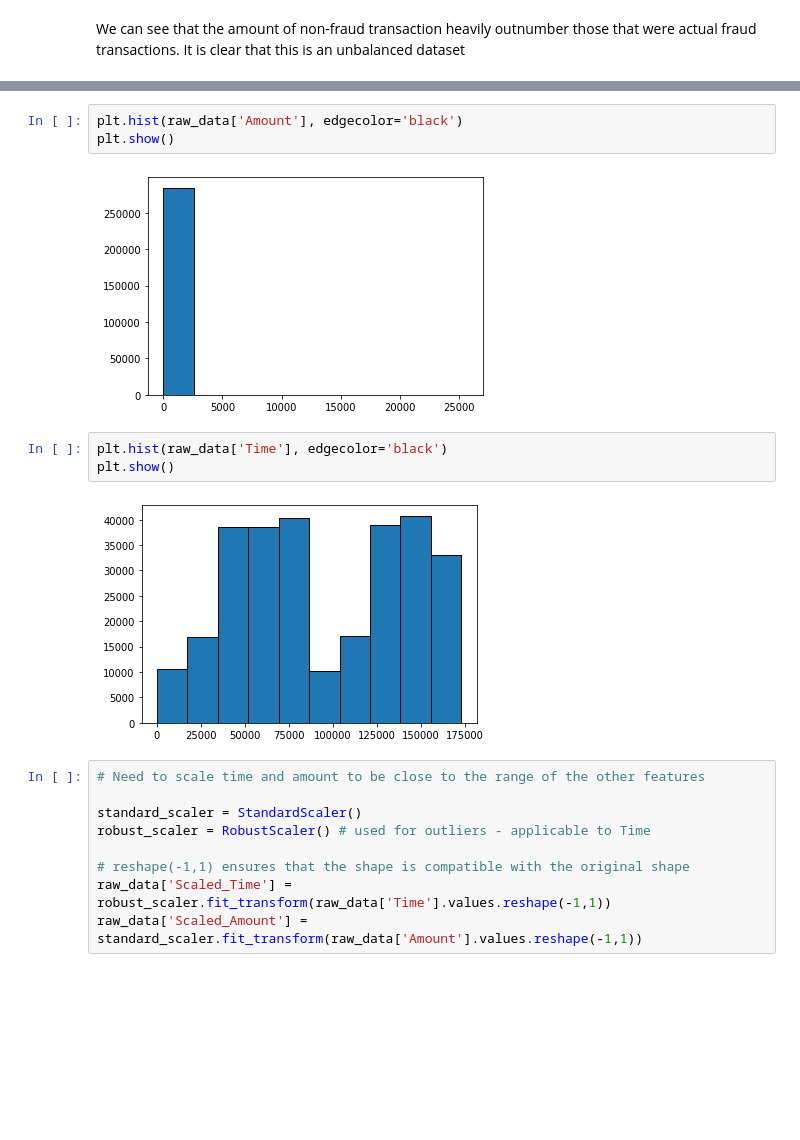
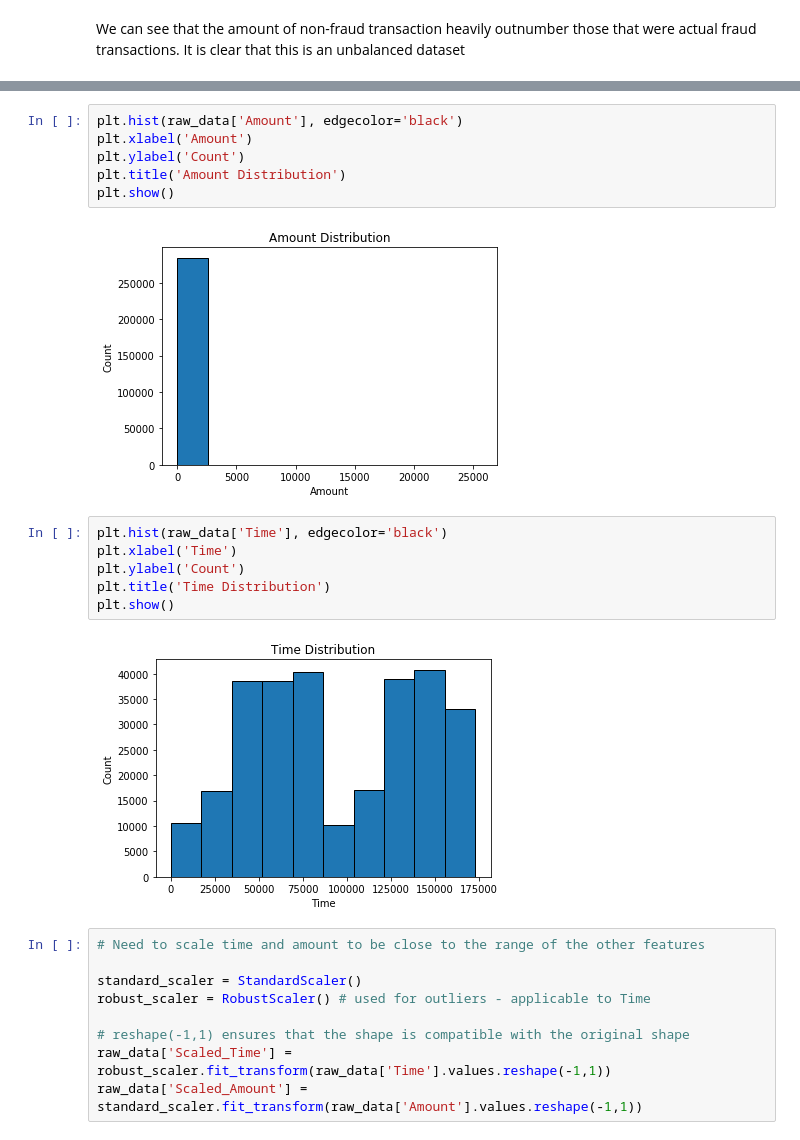
Before and after one commit to franciscedriccruz/CreditCardFraudDetection, a Jupyter notebook: Credit Card Fraud.ipynb, the cells around one changed output, grey strips where cells are left out. Saved outputs shown, nothing was run; the diff lists cells and outputs as text; blank space fills up the shorter version.

```diff
--- a/Credit Card Fraud.ipynb
+++ b/Credit Card Fraud.ipynb
@@ -93,13 +94,19 @@ plt.show()
 # %%
 plt.hist(raw_data['Amount'], edgecolor='black')
+plt.xlabel('Amount')
+plt.ylabel('Count')
+plt.title('Amount Distribution')
 plt.show()
 # %% [output]
-[figure, old version]
+[figure, new version]
 # %%
 plt.hist(raw_data['Time'], edgecolor='black')
+plt.xlabel('Time')
+plt.ylabel('Count')
+plt.title('Time Distribution')
 plt.show()
 # %% [output]
-[figure, old version]
+[figure, new version]
 # %%
 # Need to scale time and amount to be close to the range of the other features
 
```
Also changed, not shown: parts of 78 cells of this notebook.
